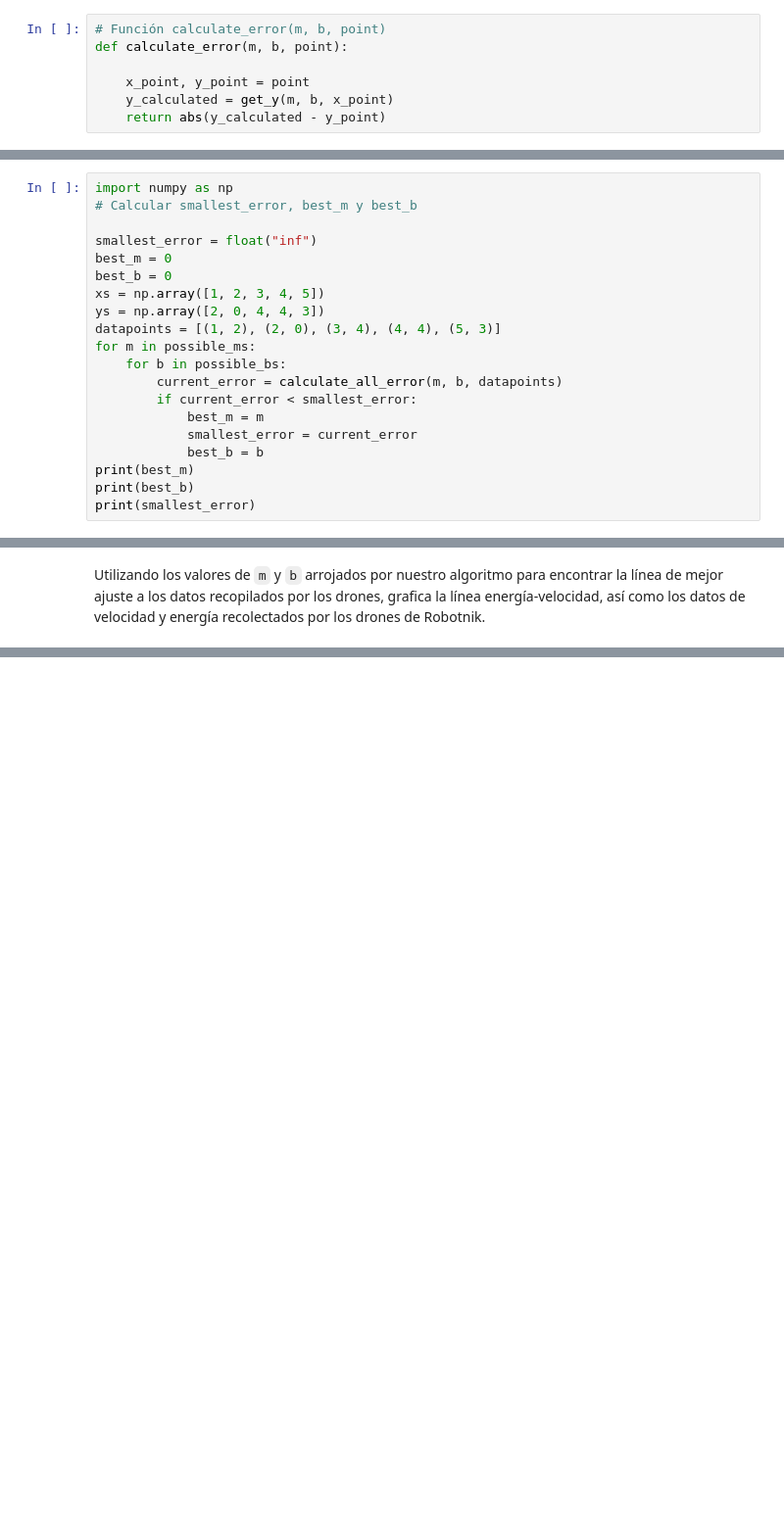
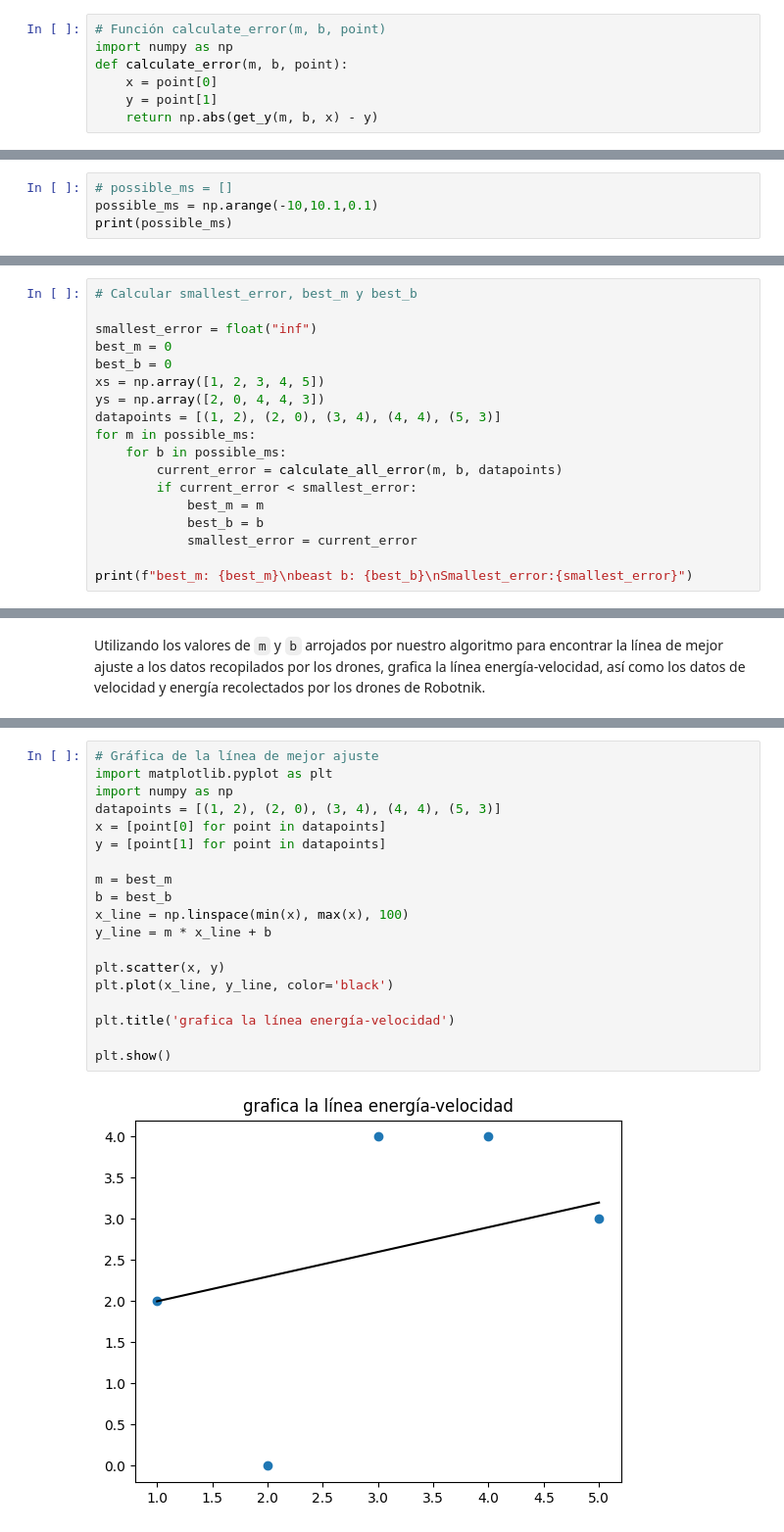
Before and after one commit to DanielFlorezRamos/RobotnikRegression, a Jupyter notebook: RobotnikRegression.ipynb, the cells around one changed output, grey strips where cells are left out. Shown at 98% size. Saved outputs shown, nothing was run; the diff lists cells and outputs as text; blank space fills up the shorter version.

```diff
--- a/RobotnikRegression.ipynb
+++ b/RobotnikRegression.ipynb
@@ -39,11 +39,11 @@ Para encontrar esta distancia, considere lo siguiente:
 5. Retorne el valor absoluto de la distancia (puede usar la función `abs()` para hacer esto).
 # %%
 # Función calculate_error(m, b, point)
+import numpy as np
 def calculate_error(m, b, point):
-
-    x_point, y_point = point
-    y_calculated = get_y(m, b, x_point)
-    return abs(y_calculated - y_point)
+    x = point[0]
+    y = point[1]
+    return np.abs(get_y(m, b, x) - y)
 # %% [markdown]
 Probemos la función:
 # %%
@@ -125,0 +122,4 @@ possible_ms = [m * 0.1 for m in range(-100, 101)]
+# %%
+# possible_ms = []
+possible_ms = np.arange(-10,10.1,0.1)
+print(possible_ms)
@@ -142,7 +179,6 @@ Para esto:
 
 Al finalizar los ciclos anidados, la variable `smallest_error` debería tener el menor error encontrado, y `best_m` y `best_b` deberían ser los valores que producen el menor error.
 # %%
-import numpy as np
 # Calcular smallest_error, best_m y best_b
 
 smallest_error = float("inf")
@@ -152,13 +188,12 @@ xs = np.array([1, 2, 3, 4, 5])
 ys = np.array([2, 0, 4, 4, 3])
 datapoints = [(1, 2), (2, 0), (3, 4), (4, 4), (5, 3)]
 for m in possible_ms:
-    for b in possible_bs:
+    for b in possible_ms:
         current_error = calculate_all_error(m, b, datapoints)
         if current_error < smallest_error:
             best_m = m
+            best_b = b
             smallest_error = current_error
-            best_b = b
-print(best_m)
-print(best_b)
-print(smallest_error)
+
+print(f"best_m: {best_m}\nbeast b: {best_b}\nSmallest_error:{smallest_error}")
 # %% [output]
@@ -174 +207,22 @@ Utilizando los valores de `m` y `b` arrojados por nuestro algoritmo para encontr
+# %%
+# Gráfica de la línea de mejor ajuste
+import matplotlib.pyplot as plt
+import numpy as np
+datapoints = [(1, 2), (2, 0), (3, 4), (4, 4), (5, 3)]
+x = [point[0] for point in datapoints]
+y = [point[1] for point in datapoints]
+
+m = best_m
+b = best_b
+x_line = np.linspace(min(x), max(x), 100)
+y_line = m * x_line + b
+
+plt.scatter(x, y)
+plt.plot(x_line, y_line, color='black')
+
+plt.title('grafica la línea energía-velocidad')
+
+plt.show()
+# %% [output]
+[figure, added]
 # %% [markdown]
```
Also changed, not shown: parts of 8 cells of this notebook.
